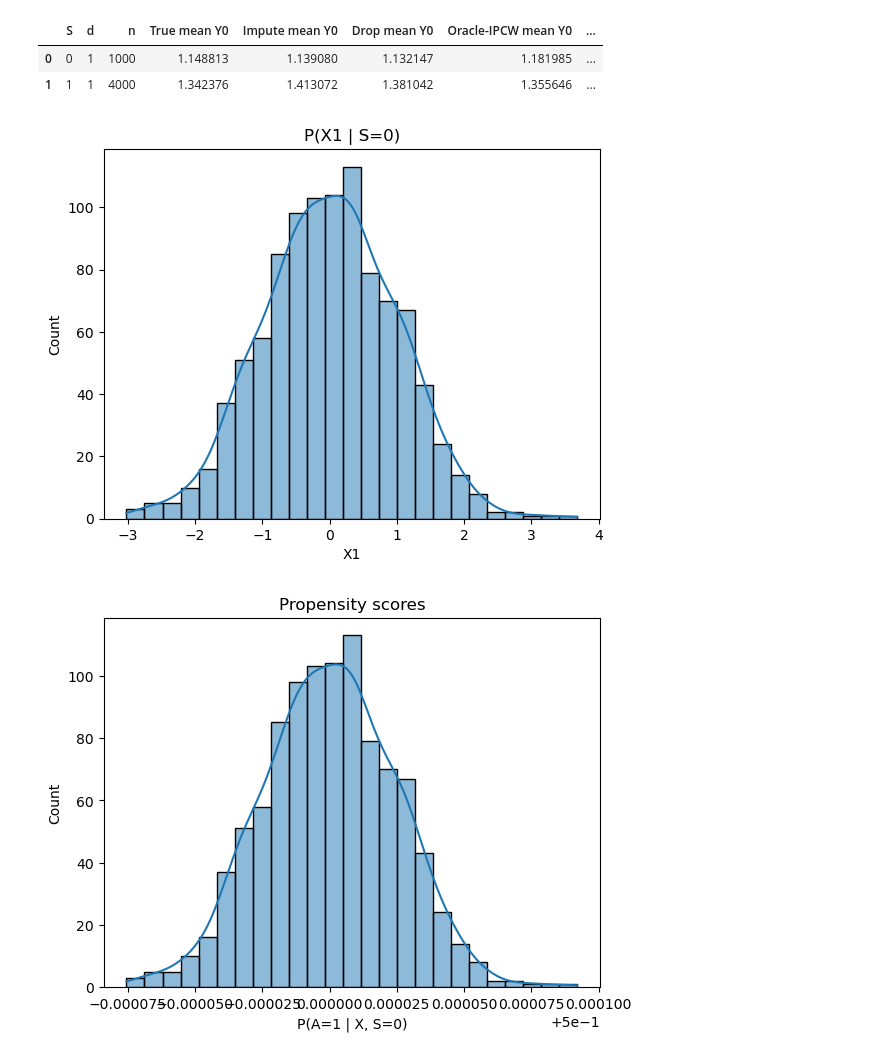
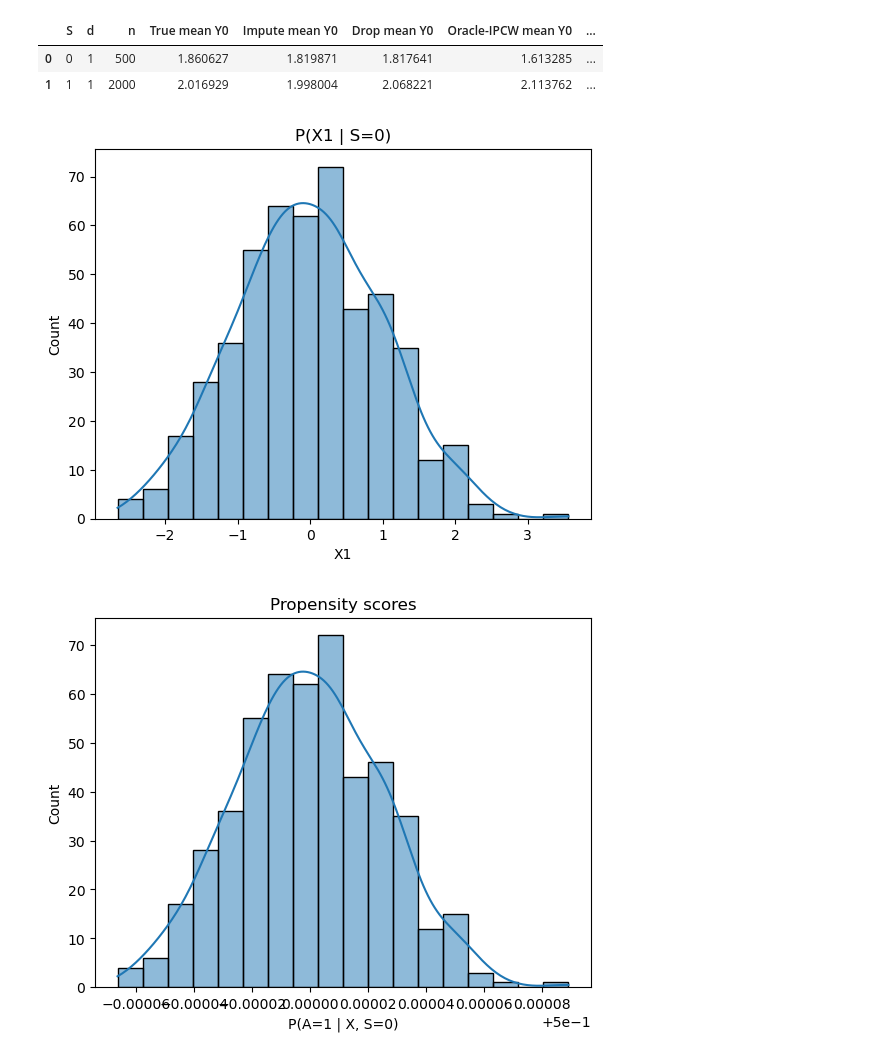
Before and after one commit to demireal/censored-mmr, a Jupyter notebook: main.ipynb, the cells around one changed output. Saved outputs shown, nothing was run; the diff lists cells and outputs as text; code cells hidden in the pictures.

```diff
--- a/main.ipynb
+++ b/main.ipynb
@@ -14,42 +14,42 @@ from utils import *
 # %%
 save_df = True
 d = 1
-rct_size = 1000
+rct_size = 500
 m = 4
 obs_size = rct_size * m
 
 # RCT data generating model parameters
 
 px_dist_r, px_args_r = 'Gaussian', {'mean': [0], 'cov': [[1]]}
 prop_fn_r, prop_args_r = 'sigmoid', {'beta': [0, 1e-4]}
 tte_params_r = {'model': 'coxph',
                 'hazard': 'weibull',
-                'cox_args': {'Y0': {'beta': [0,1], 'lambda': 0.8, 'p': 4},
-                            'Y1': {'beta': [0,0.25], 'lambda': 0.4, 'p': 4},
-                            'C0': {'beta': [0,0], 'lambda': 0.3, 'p': 4},
-                            'C1': {'beta': [0,0], 'lambda': 0.3, 'p': 4},},
+                'cox_args': {'Y0': {'beta': [0,0.75], 'lambda': 0.5, 'p': 5},
+                            'Y1': {'beta': [0,0.25], 'lambda': 0.3, 'p': 5},
+                            'C0': {'beta': [0,0], 'lambda': 0.2, 'p': 4},
+                            'C1': {'beta': [0,0], 'lambda': 0.2, 'p': 4},},
                 }
 
 # OBS data generating model parameters
 
 px_dist_o, px_args_o = 'Gaussian', {'mean': [-0.5], 'cov': [[1.5]]}
 prop_fn_o, prop_args_o = 'sigmoid', {'beta': [0.8, 0.25]}
 tte_params_o = {'model': 'coxph',
                 'hazard': 'weibull',
-                'cox_args': {'Y0': {'beta': [0,1], 'lambda': 0.8, 'p': 4},
-                            'Y1': {'beta': [0,0.25], 'lambda': 0.4, 'p': 4},
-                            'C0': {'beta': [0,0], 'lambda': 0.3, 'p': 4},
-                            'C1': {'beta': [0,0], 'lambda': 0.3, 'p': 4},},
+                'cox_args': {'Y0': {'beta': [0,0.75], 'lambda': 0.5, 'p': 5},
+                            'Y1': {'beta': [0,0.25], 'lambda': 0.3, 'p': 5},
+                            'C0': {'beta': [0,0], 'lambda': 0.2, 'p': 2},
+                            'C1': {'beta': [0,0], 'lambda': 0.2, 'p': 2},},
                 }
 
 RCTData = SyntheticDataModule(save_df, d, rct_size, 0, px_dist_r, px_args_r, prop_fn_r, prop_args_r, tte_params_r)
 OBSData = SyntheticDataModule(save_df, d, obs_size, 1, px_dist_o, px_args_o, prop_fn_o, prop_args_o, tte_params_o)
 
 summary_df = pd.concat([RCTData.summary(plot=True), OBSData.summary(plot=True)], axis=0, ignore_index=True)
 summary_df
 # %% [output]
 |  | S | d | n | True mean Y0 | Impute mean Y0 | Drop mean Y0 | Oracle-IPCW mean Y0 | ... |
-| 0 | 0 | 1 | 1000 | 1.148813 | 1.139080 | 1.132147 | 1.181985 | ... |
-| 1 | 1 | 1 | 4000 | 1.342376 | 1.413072 | 1.381042 | 1.355646 | ... |
+| 0 | 0 | 1 | 500 | 1.860627 | 1.819871 | 1.817641 | 1.613285 | ... |
+| 1 | 1 | 1 | 2000 | 2.016929 | 1.998004 | 2.068221 | 2.113762 | ... |
-[figure, old version]
+[figure, new version]
-[figure, old version]
+[figure, new version]
```
Also changed, not shown: parts of 9 cells of this notebook, 11 other files.
